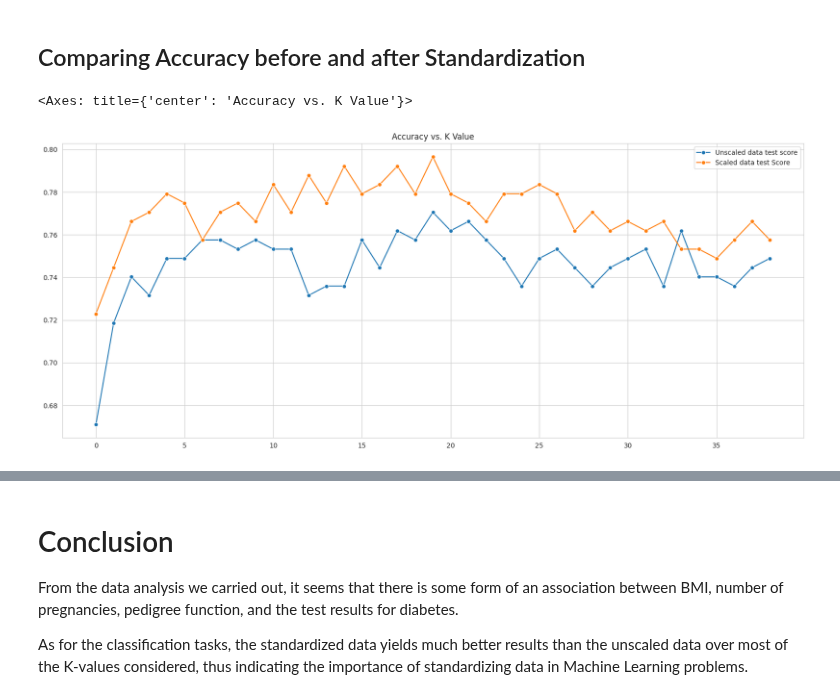
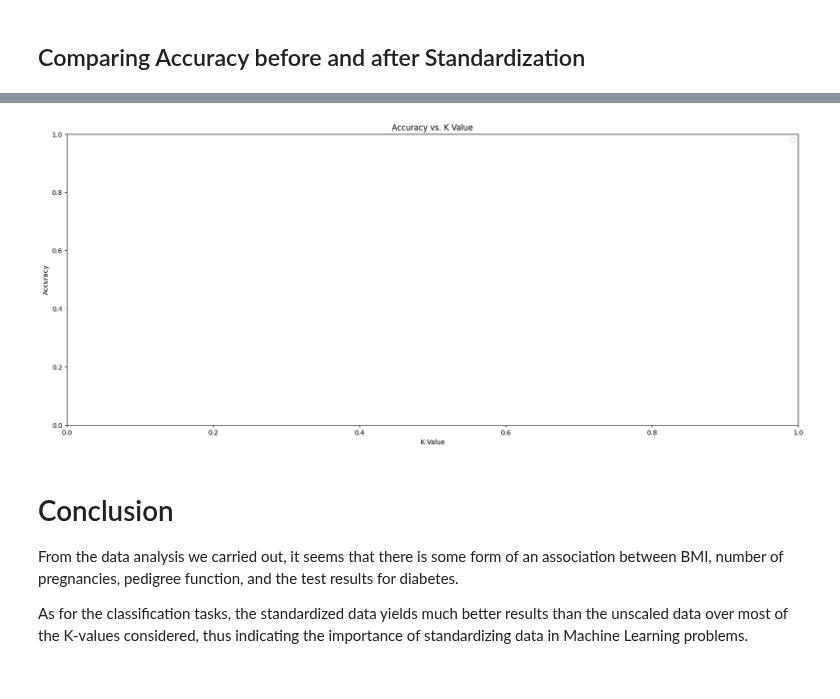
Before and after one commit to Shankar1920/FMML-22B21A4556, a Jupyter notebook: Mod3_project.ipynb, the cells around one changed output, grey strips where cells are left out. Drawn from its saved outputs; the diff is of its cells as text; code cells hidden in the pictures.

```diff
--- a/Mod3_project.ipynb
+++ b/Mod3_project.ipynb
@@ -381,10 +417,23 @@ Max test score 79.65367965367966 % and k = [20]
 # %% [markdown]
 ## Comparing Accuracy before and after Standardization
-# %%
-plt.figure(figsize=(20,8))
-plt.title('Accuracy vs. K Value')
-sns.lineplot(unchanged_test_scores,marker='o',label='Unscaled data test score')
-sns.lineplot(scaled_test_scores,marker='o',label='Scaled data test Score')
-# %% [output]
-<Axes: title={'center': 'Accuracy vs. K Value'}>
-[figure, removed]
+# %%
+import matplotlib.pyplot as plt
+import seaborn as sns
+
+# Assuming scaled_test_scores is your list of accuracy scores for different K values
+# Adjust the data accordingly based on your actual scenario
+
+plt.figure(figsize=(20, 8))
+plt.title('Accuracy vs. K Value')
+
+# Use seaborn's lineplot to create the line plot
+sns.lineplot
+
+# Add labels and legend
+plt.xlabel('K Value')
+plt.ylabel('Accuracy')
+plt.legend()
+
+# Show the plot
+plt.show()
+# %% [output]
@@ -391,3 +441,4 @@ sns.lineplot(scaled_test_scores,marker='o',label='Scaled data test Score')
+[figure, added]
 # %%
 ## TASK-7: Refer to MinMax Scaler provided in scikit-learn.
 ## Use MinMax scaling on the dataset, and see the performance of KNN on this minmax-scaled dataset.
```
Also changed, not shown: parts of 8 cells of this notebook.
